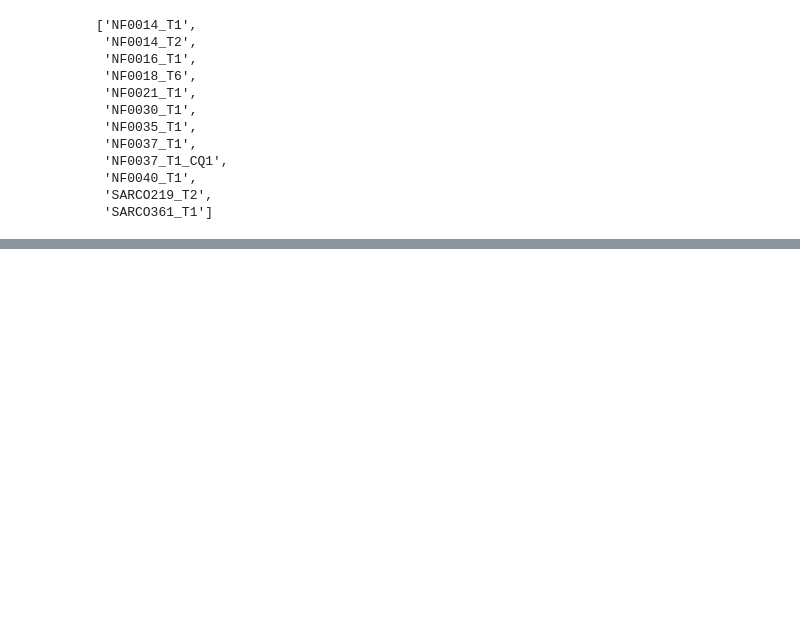
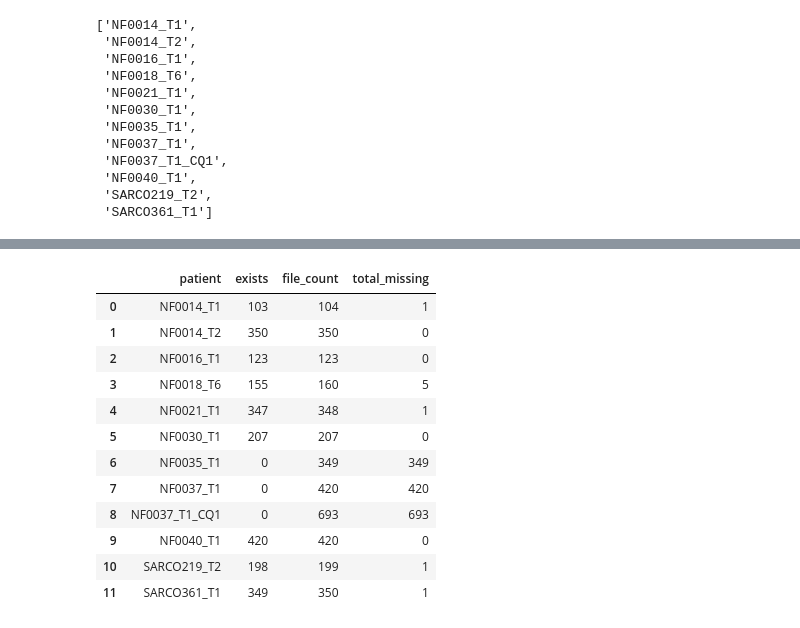
Before and after one commit to MikeLippincott/NF1_3D_organoid_profiling_pipeline, a Jupyter notebook: 4.processing_image_based_profiles/notebooks/generate_load_data.ipynb, the cells around one changed output, grey strips where cells are left out. Drawn from its saved outputs; the diff is of its cells as text; code cells hidden in the pictures; blank space fills up the shorter version.

```diff
--- a/4.processing_image_based_profiles/notebooks/generate_load_data.ipynb
+++ b/4.processing_image_based_profiles/notebooks/generate_load_data.ipynb
@@ -97,3 +99,25 @@ with open(load_file_path, "w") as f:
     for idx, row in features_to_check_for_df.iterrows():
         if row["exists"]:
             f.write(f"{row['patient']}\t{row['well_fov']}\n")
+# %%
+grouped_df = (
+    features_to_check_for_df.groupby(["patient"])[["exists", "file_count"]]
+    .sum()
+    .reset_index()
+)
+grouped_df["total_missing"] = grouped_df["file_count"] - grouped_df["exists"]
+grouped_df
+# %% [output]
+|  | patient | exists | file_count | total_missing |
+| 0 | NF0014_T1 | 103 | 104 | 1 |
+| 1 | NF0014_T2 | 350 | 350 | 0 |
+| 2 | NF0016_T1 | 123 | 123 | 0 |
+| 3 | NF0018_T6 | 155 | 160 | 5 |
+| 4 | NF0021_T1 | 347 | 348 | 1 |
+| 5 | NF0030_T1 | 207 | 207 | 0 |
+| 6 | NF0035_T1 | 0 | 349 | 349 |
+| 7 | NF0037_T1 | 0 | 420 | 420 |
+| 8 | NF0037_T1_CQ1 | 0 | 693 | 693 |
+| 9 | NF0040_T1 | 420 | 420 | 0 |
+| 10 | SARCO219_T2 | 198 | 199 | 1 |
+| 11 | SARCO361_T1 | 349 | 350 | 1 |
```
Also changed, not shown: parts of 1 cell of this notebook, 10 other files.
